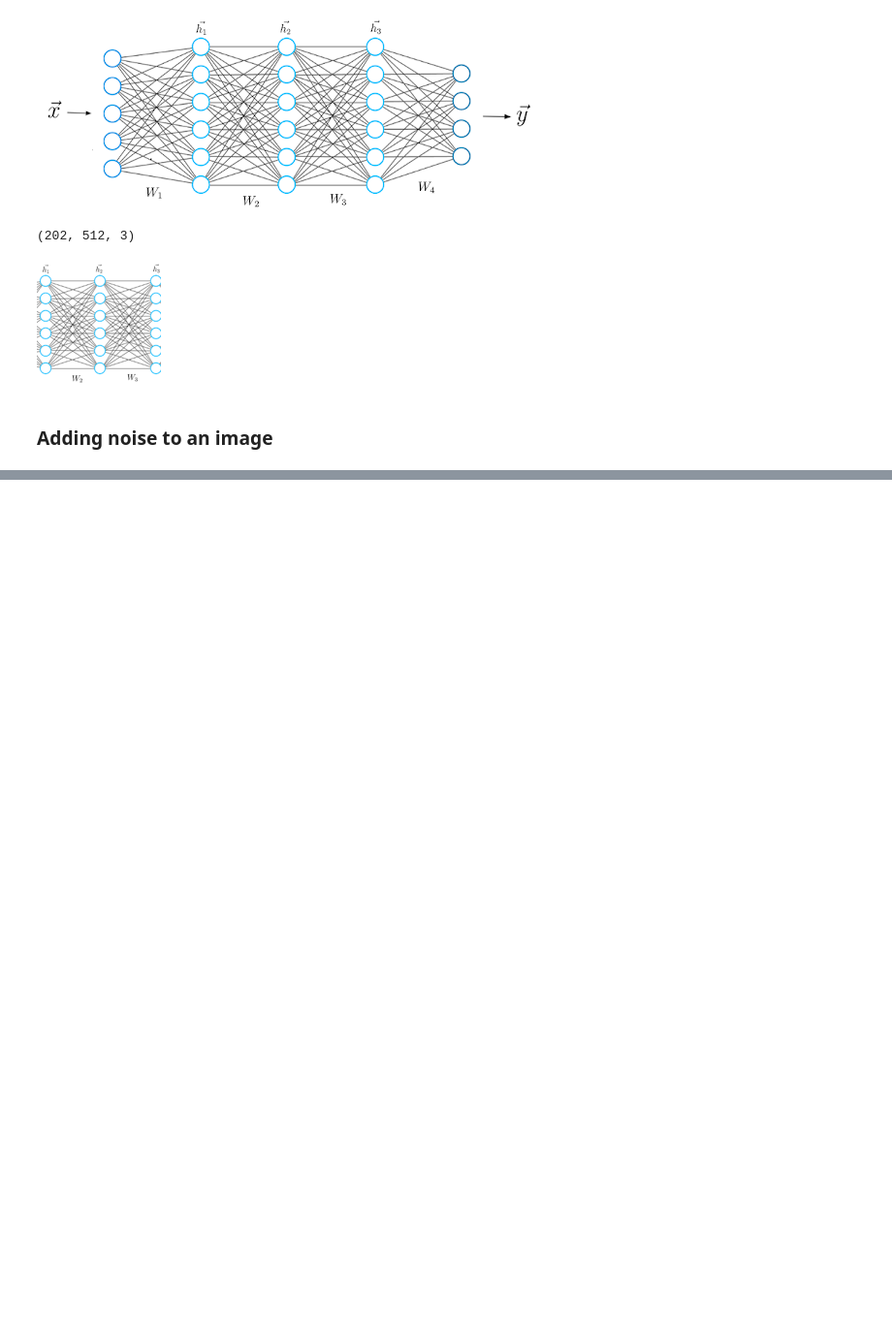
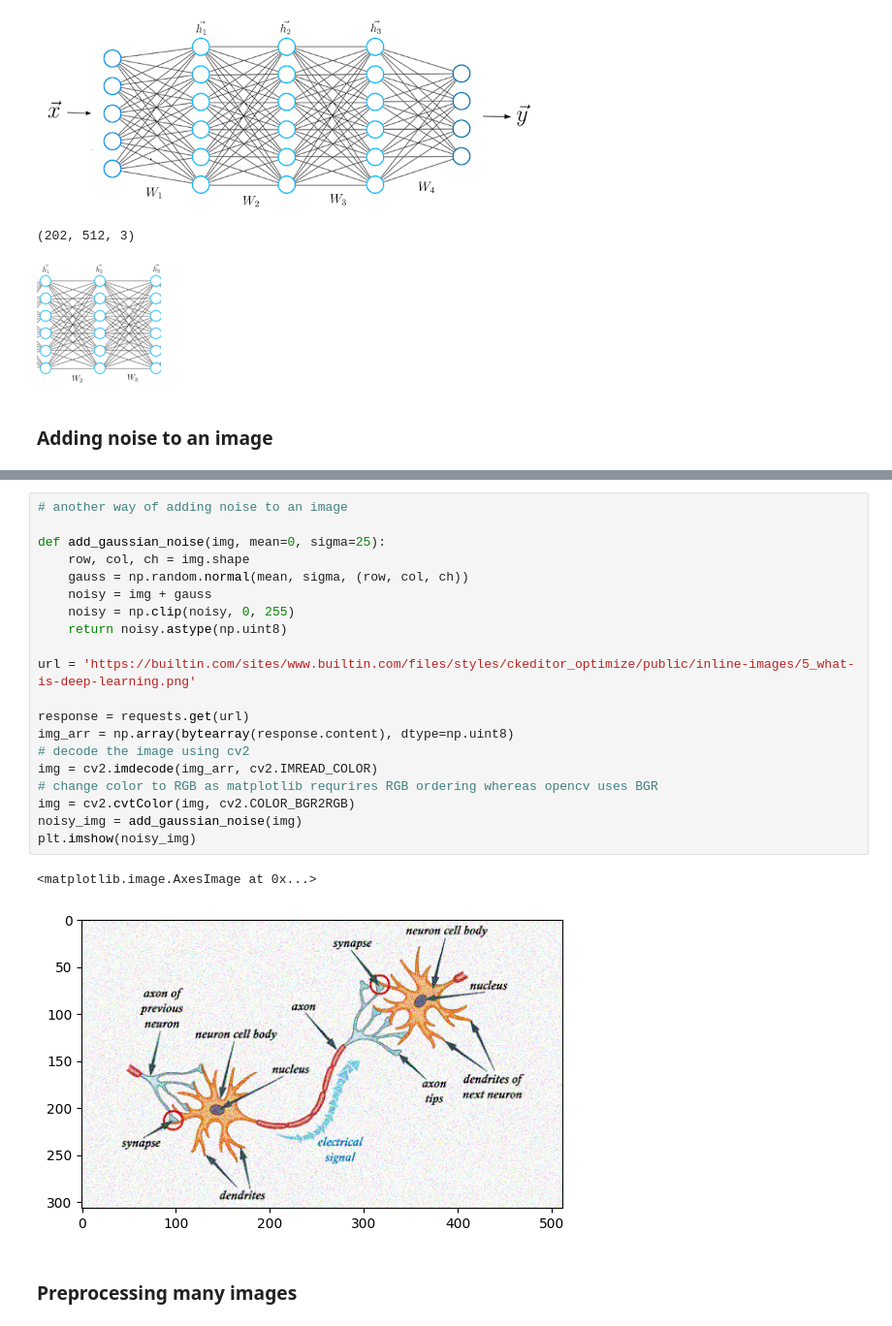
Before and after one commit to rishi-wqd190004/t81_588_course, a Jupyter notebook: practice_src/cnn_img_5.ipynb, the cells around one changed output, grey strips where cells are left out. Shown at 97% size. Drawn from its saved outputs; the diff is of its cells as text; blank space fills up the shorter version.

```diff
--- a/practice_src/cnn_img_5.ipynb
+++ b/practice_src/cnn_img_5.ipynb
@@ -136,0 +137,25 @@ array([[[255, 255, 255],
+# %%
+# another way of adding noise to an image
+
+def add_gaussian_noise(img, mean=0, sigma=25):
+    row, col, ch = img.shape
+    gauss = np.random.normal(mean, sigma, (row, col, ch))
+    noisy = img + gauss
+    noisy = np.clip(noisy, 0, 255)
+    return noisy.astype(np.uint8)
+
+url = 'https://builtin.com/sites/www.builtin.com/files/styles/ckeditor_optimize/public/inline-images/5_what-is-deep-learning.png'
+
+response = requests.get(url)
+img_arr = np.array(bytearray(response.content), dtype=np.uint8)
+# decode the image using cv2
+img = cv2.imdecode(img_arr, cv2.IMREAD_COLOR)
+# change color to RGB as matplotlib requrires RGB ordering whereas opencv uses BGR
+img = cv2.cvtColor(img, cv2.COLOR_BGR2RGB)
+noisy_img = add_gaussian_noise(img)
+plt.imshow(noisy_img)
+# %% [output]
+<matplotlib.image.AxesImage at 0x...>
+[figure, added]
+# %% [markdown]
+### Preprocessing many images
```
Also changed, not shown: parts of 3 cells of this notebook, 1 other file.
